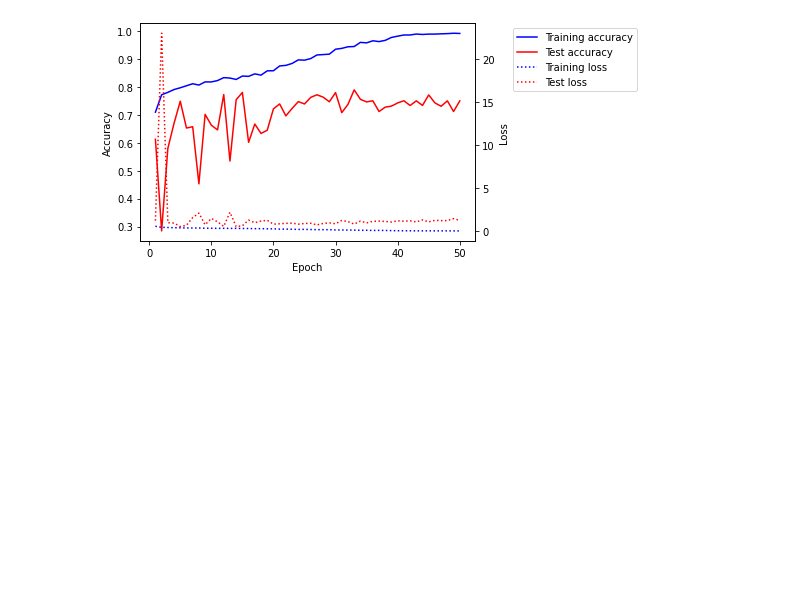
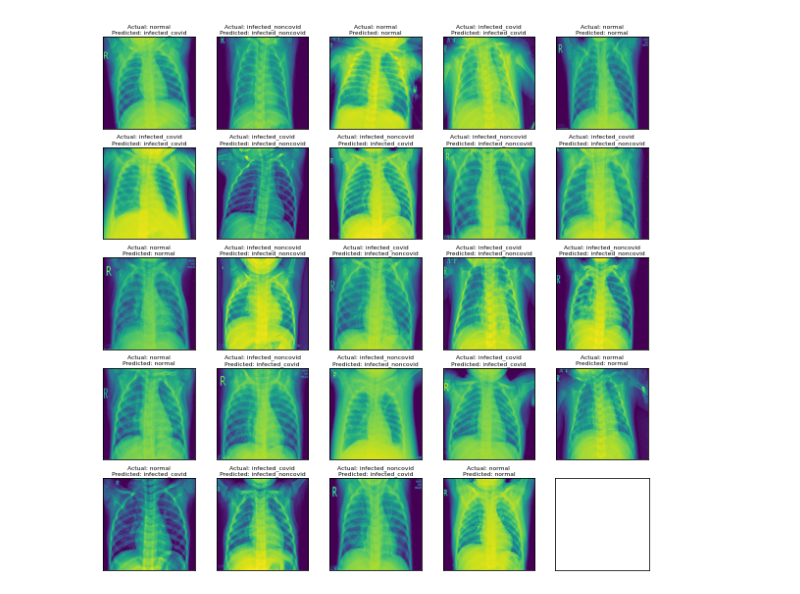
Before and after one commit to david-xhk/50.039-Small-Project, a Jupyter notebook: Training a 3-Class Classifier.ipynb, the cells around one changed output. Drawn from its saved outputs; the diff is of its cells as text; code cells hidden in the pictures; blank space fills up the shorter version.

```diff
--- a/Training a 3-Class Classifier.ipynb
+++ b/Training a 3-Class Classifier.ipynb
@@ -107,4 +64,5 @@ Validation loss: 2.258 - Validation accuracy: 0.792 - Validation F1-score: 0.776
-# %%
-utils.plot_history(history, metric='accuracy')
-# %% [output]
-[figure, removed]
+# %%
+# Evaluate the performance of the model on the validation set
+test_model(dataloader_args, training_args)
+# %% [output]
+[figure, added]
```
Also changed, not shown: parts of 13 cells of this notebook, 12 other files.
